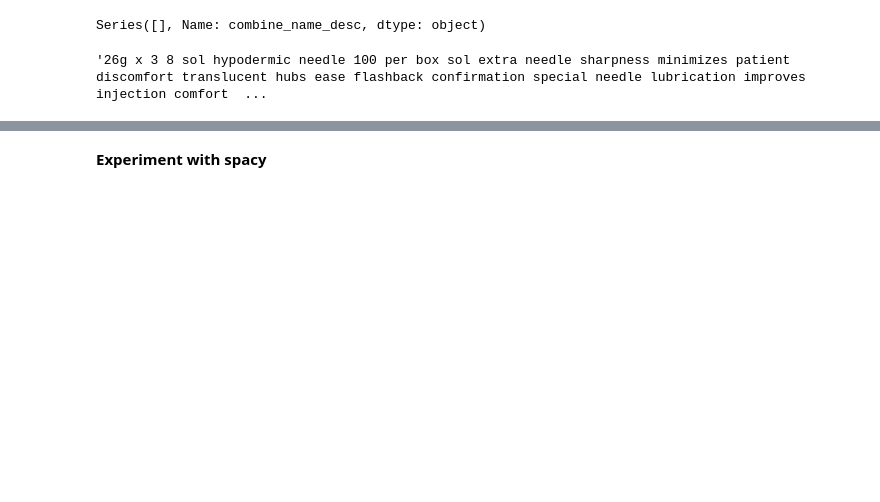
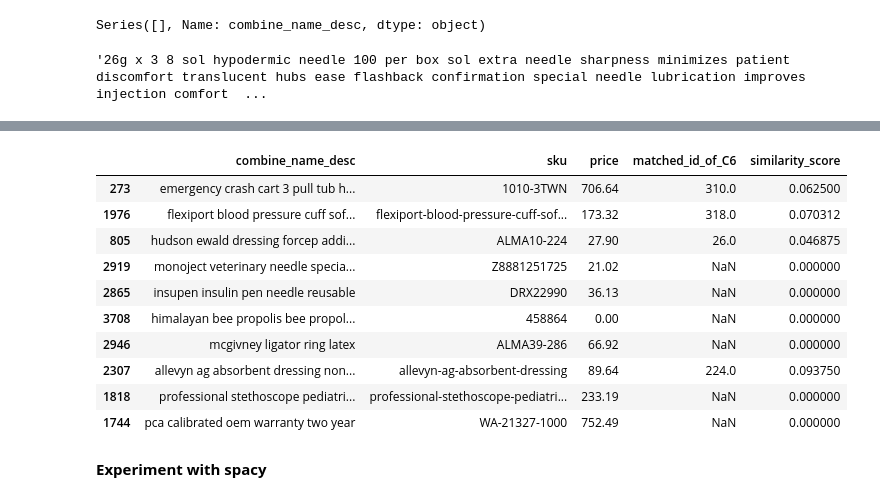
Before and after one commit to kontacky01/SOEN-471-MECP-Project, a Jupyter notebook: Project_Big_Data_26.ipynb, the cells around one changed output, grey strips where cells are left out. Drawn from its saved outputs; the diff is of its cells as text; code cells hidden in the pictures; blank space fills up the shorter version.

```diff
--- a/Project_Big_Data_26.ipynb
+++ b/Project_Big_Data_26.ipynb
@@ -342,3 +437,17 @@ row_77
+# %%
+df_experiment_minHash.head(10)
+# %% [output]
+|  | combine_name_desc | sku | price | matched_id_of_C6 | similarity_score |
+| 273 | emergency crash cart 3 pull tub h... | 1010-3TWN | 706.64 | 310.0 | 0.062500 |
+| 1976 | flexiport blood pressure cuff sof... | flexiport-blood-pressure-cuff-sof... | 173.32 | 318.0 | 0.070312 |
+| 805 | hudson ewald dressing forcep addi... | ALMA10-224 | 27.90 | 26.0 | 0.046875 |
+| 2919 | monoject veterinary needle specia... | Z8881251725 | 21.02 | NaN | 0.000000 |
+| 2865 | insupen insulin pen needle reusable | DRX22990 | 36.13 | NaN | 0.000000 |
+| 3708 | himalayan bee propolis bee propol... | 458864 | 0.00 | NaN | 0.000000 |
+| 2946 | mcgivney ligator ring latex | ALMA39-286 | 66.92 | NaN | 0.000000 |
+| 2307 | allevyn ag absorbent dressing non... | allevyn-ag-absorbent-dressing | 89.64 | 224.0 | 0.093750 |
+| 1818 | professional stethoscope pediatri... | professional-stethoscope-pediatri... | 233.19 | NaN | 0.000000 |
+| 1744 | pca calibrated oem warranty two year | WA-21327-1000 | 752.49 | NaN | 0.000000 |
 # %% [markdown]
 **Experiment with spacy**
 # %%
```
Also changed, not shown: parts of 16 cells of this notebook.
